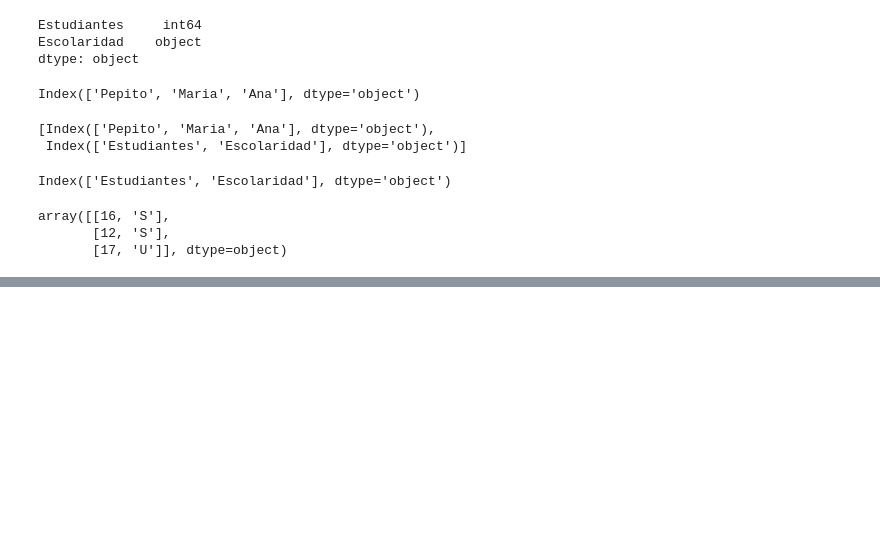
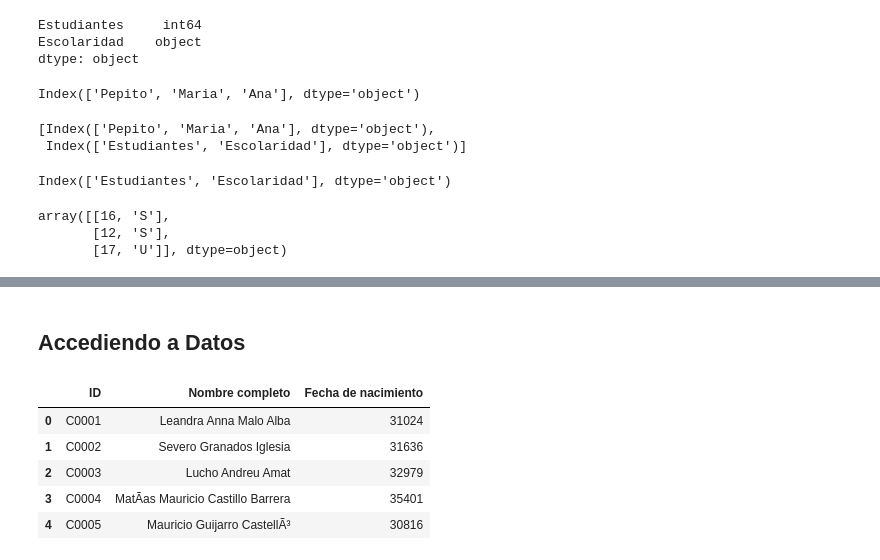
Before and after one commit to CamiloAOsorno333/PythonYa, a Jupyter notebook: AnalisisDatos/PANDAS.ipynb, the cells around one changed output, grey strips where cells are left out. Cells and saved outputs as stored; diff of their text form; code cells hidden in the pictures; blank space fills up the shorter version.

```diff
--- a/AnalisisDatos/PANDAS.ipynb
+++ b/AnalisisDatos/PANDAS.ipynb
@@ -101,0 +298,13 @@ array([[16, 'S'],
+# %% [markdown]
+## Accediendo a Datos
+# %%
+df3=pd.read_csv('ejemploII.csv', encoding='latin-1', sep="/")
+##df3.set_index('ID ')
+display(df3.head())## Muestra el ID como indices
+# %% [output]
+|  | ID | Nombre completo | Fecha de nacimiento |
+| 0 | C0001 | Leandra Anna Malo Alba | 31024 |
+| 1 | C0002 | Severo Granados Iglesia | 31636 |
+| 2 | C0003 | Lucho Andreu Amat | 32979 |
+| 3 | C0004 | MatÃ­as Mauricio Castillo Barrera | 35401 |
+| 4 | C0005 | Mauricio Guijarro CastellÃ³ | 30816 |
```
Also changed, not shown: parts of 30 cells of this notebook, 3 other files.
